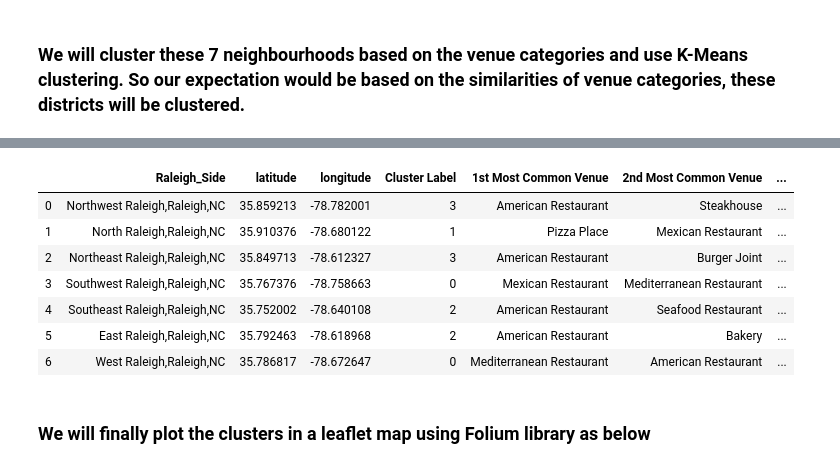
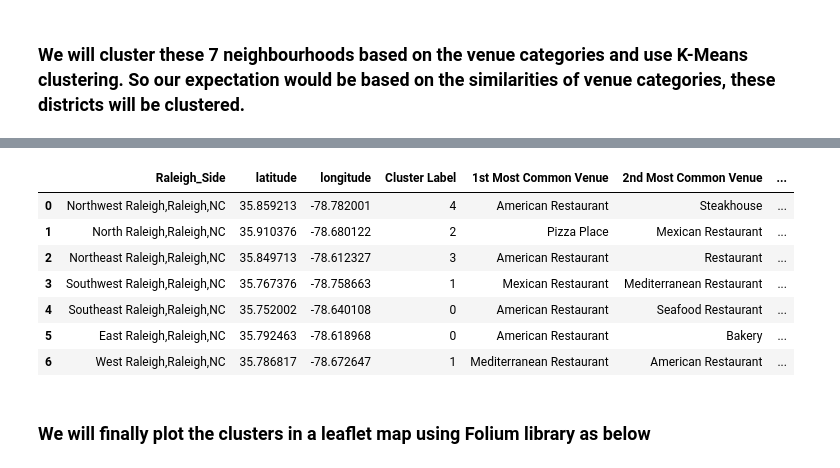
Before and after one commit to Devnathv/IBMCapstoneProject, a Jupyter notebook: FinalProject.ipynb, the cells around one changed output, grey strips where cells are left out. Saved outputs shown, nothing was run; the diff lists cells and outputs as text; code cells hidden in the pictures.

```diff
--- a/FinalProject.ipynb
+++ b/FinalProject.ipynb
@@ -534,25 +555,25 @@ final_Ral_cluster.head()
 # %%
 # add clustering labels
 
 #Neighbourhood_top10_venues_sorted=Neighbourhood_top10_venues_sorted.drop(columns=['Cluster Label'])
 Neighbourhood_top10_venues_sorted
-#Neighbourhood_top10_venues_sorted.insert(0, 'Cluster Label', kmeans.labels_)
+Neighbourhood_top10_venues_sorted.insert(0, 'Cluster Label', kmeans.labels_)
 
 Raliegh_Neighbourhood_merged = df_ral
 
 Raliegh_Neighbourhood_merged = Raliegh_Neighbourhood_merged.join \
                                          (Neighbourhood_top10_venues_sorted.set_index('Neighbourhood'), on='Raleigh_Side')
 #final_Ral.head(5)
 Raliegh_Neighbourhood_merged.head(100)
 # %% [output]
 |  | Raleigh_Side | latitude | longitude | Cluster Label | 1st Most Common Venue | 2nd Most Common Venue | ... |
-| 0 | Northwest Raleigh,Raleigh,NC | 35.859213 | -78.782001 | 3 | American Restaurant | Steakhouse | ... |
-| 1 | North Raleigh,Raleigh,NC | 35.910376 | -78.680122 | 1 | Pizza Place | Mexican Restaurant | ... |
-| 2 | Northeast Raleigh,Raleigh,NC | 35.849713 | -78.612327 | 3 | American Restaurant | Burger Joint | ... |
-| 3 | Southwest Raleigh,Raleigh,NC | 35.767376 | -78.758663 | 0 | Mexican Restaurant | Mediterranean Restaurant | ... |
-| 4 | Southeast Raleigh,Raleigh,NC | 35.752002 | -78.640108 | 2 | American Restaurant | Seafood Restaurant | ... |
-| 5 | East Raleigh,Raleigh,NC | 35.792463 | -78.618968 | 2 | American Restaurant | Bakery | ... |
-| 6 | West Raleigh,Raleigh,NC | 35.786817 | -78.672647 | 0 | Mediterranean Restaurant | American Restaurant | ... |
+| 0 | Northwest Raleigh,Raleigh,NC | 35.859213 | -78.782001 | 4 | American Restaurant | Steakhouse | ... |
+| 1 | North Raleigh,Raleigh,NC | 35.910376 | -78.680122 | 2 | Pizza Place | Mexican Restaurant | ... |
+| 2 | Northeast Raleigh,Raleigh,NC | 35.849713 | -78.612327 | 3 | American Restaurant | Restaurant | ... |
+| 3 | Southwest Raleigh,Raleigh,NC | 35.767376 | -78.758663 | 1 | Mexican Restaurant | Mediterranean Restaurant | ... |
+| 4 | Southeast Raleigh,Raleigh,NC | 35.752002 | -78.640108 | 0 | American Restaurant | Seafood Restaurant | ... |
+| 5 | East Raleigh,Raleigh,NC | 35.792463 | -78.618968 | 0 | American Restaurant | Bakery | ... |
+| 6 | West Raleigh,Raleigh,NC | 35.786817 | -78.672647 | 1 | Mediterranean Restaurant | American Restaurant | ... |
 # %% [markdown]
 ### We will finally plot  the clusters in a leaflet map using Folium library as below
 # %%
```
Also changed, not shown: parts of 19 cells of this notebook.
